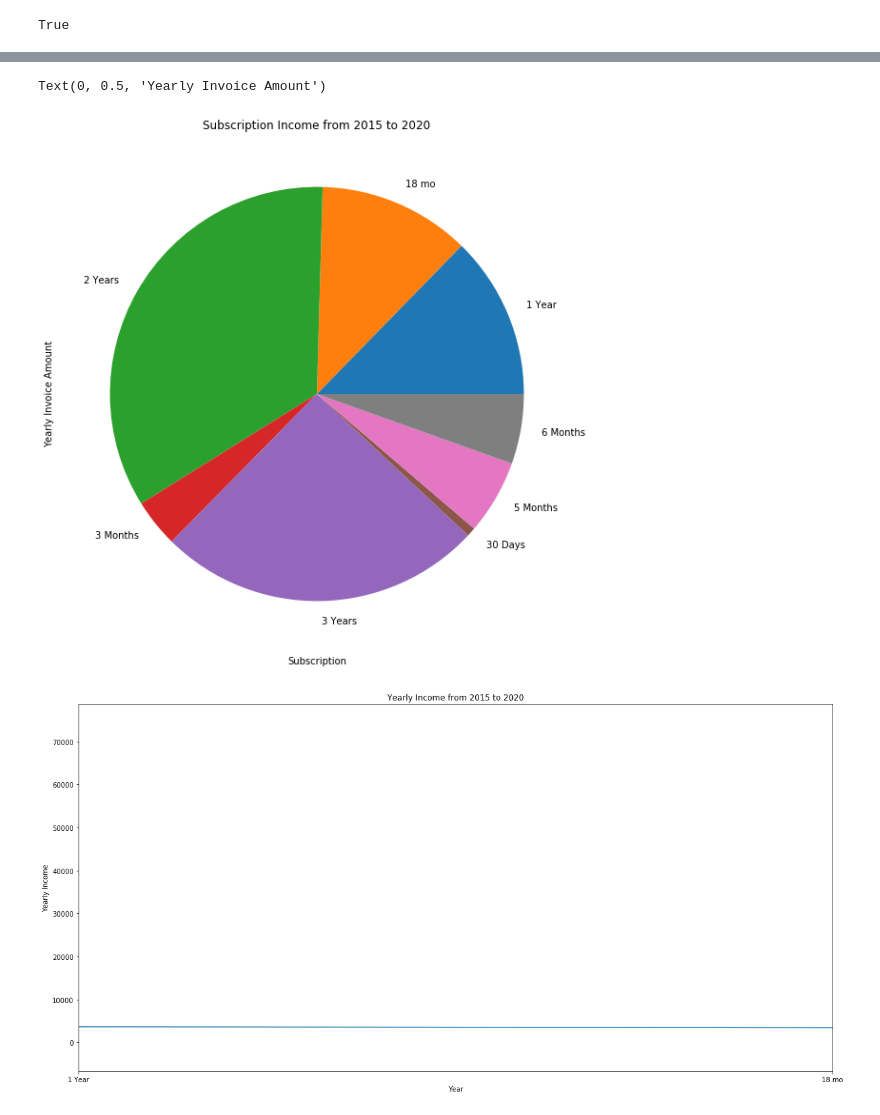
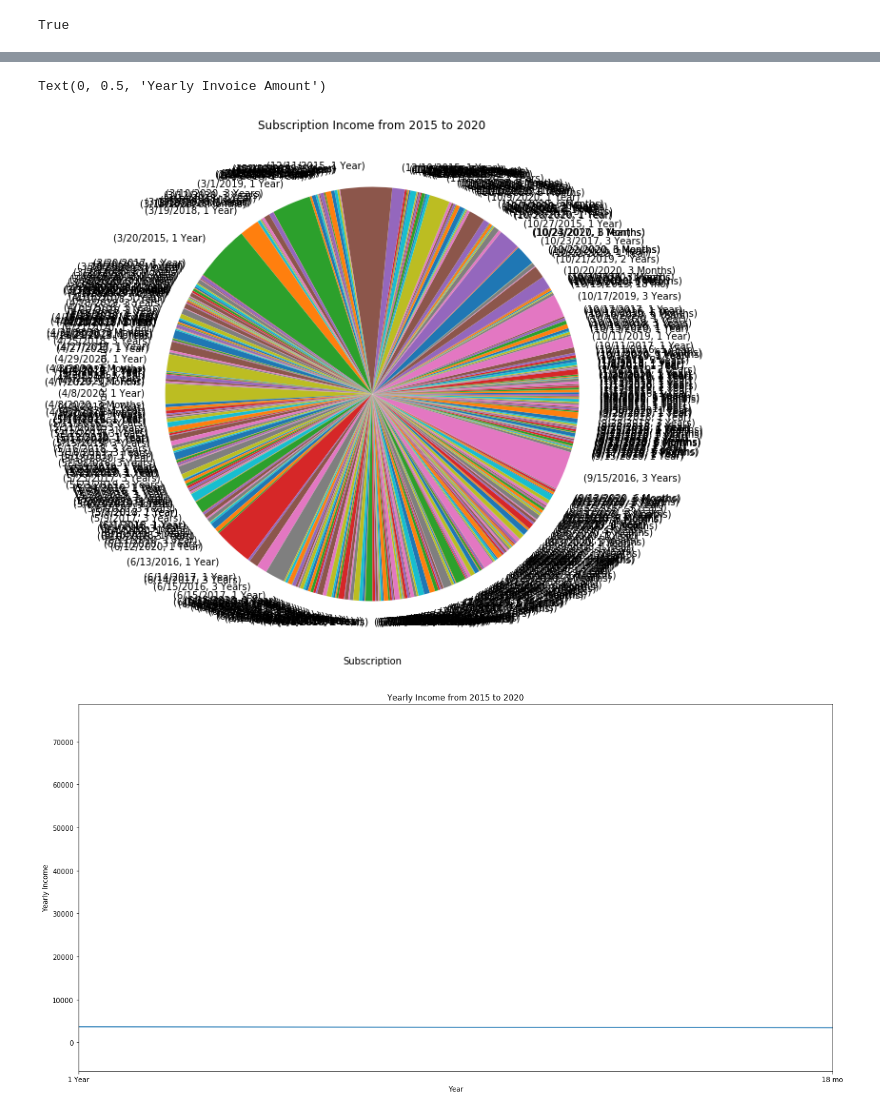
Before and after one commit to dd2-GWFinTech-Projects/Project1_ProductMarketingAnalysis, a Jupyter notebook: main_IM.ipynb, the cells around one changed output, grey strips where cells are left out. Saved outputs shown, nothing was run; the diff lists cells and outputs as text; code cells hidden in the pictures.

```diff
--- a/main_IM.ipynb
+++ b/main_IM.ipynb
@@ -124,14 +161,14 @@ dtype: object
 | State University of NY Postdam | 6/26/2015 | AJ503 | 6500.0 | 1 Year | 4700-0-00-00000-32-0000 | 1 Year Subscription 6/1/15 to 6/3... |
 | ST. Mary's College of Maryland | 10/7/2015 | AJ504 | 750.0 | 1 Year | 4700-0-00-00000-20-0000 | 1 Year Subscription 10/05/15 to 9... |
 # %%
-mean_subscription_income = ATLAS.groupby(["Subscription"])["Invoice Amount"].mean()
+mean_subscription_income = ATLAS.groupby(['Invoice Date', 'Subscription'])["Invoice Amount"].mean()
 mean_subscription_income = mean_subscription_income.sort_index()
 mean_subscription_income.plot.pie(title="Subscription Income from 2015 to 2020", figsize=(25,10))
 plt.xlabel("Subscription")
 plt.ylabel("Yearly Invoice Amount")
 # %% [output]
 Text(0, 0.5, 'Yearly Invoice Amount')
-[figure, old version]
+[figure, new version]
 # %%
 amount_min = ATLAS.groupby(["Subscription"])["Invoice Amount"].min().min()
 amount_max = ATLAS.groupby(["Subscription"])["Invoice Amount"].max().max()
```
Also changed, not shown: parts of 6 cells of this notebook.
